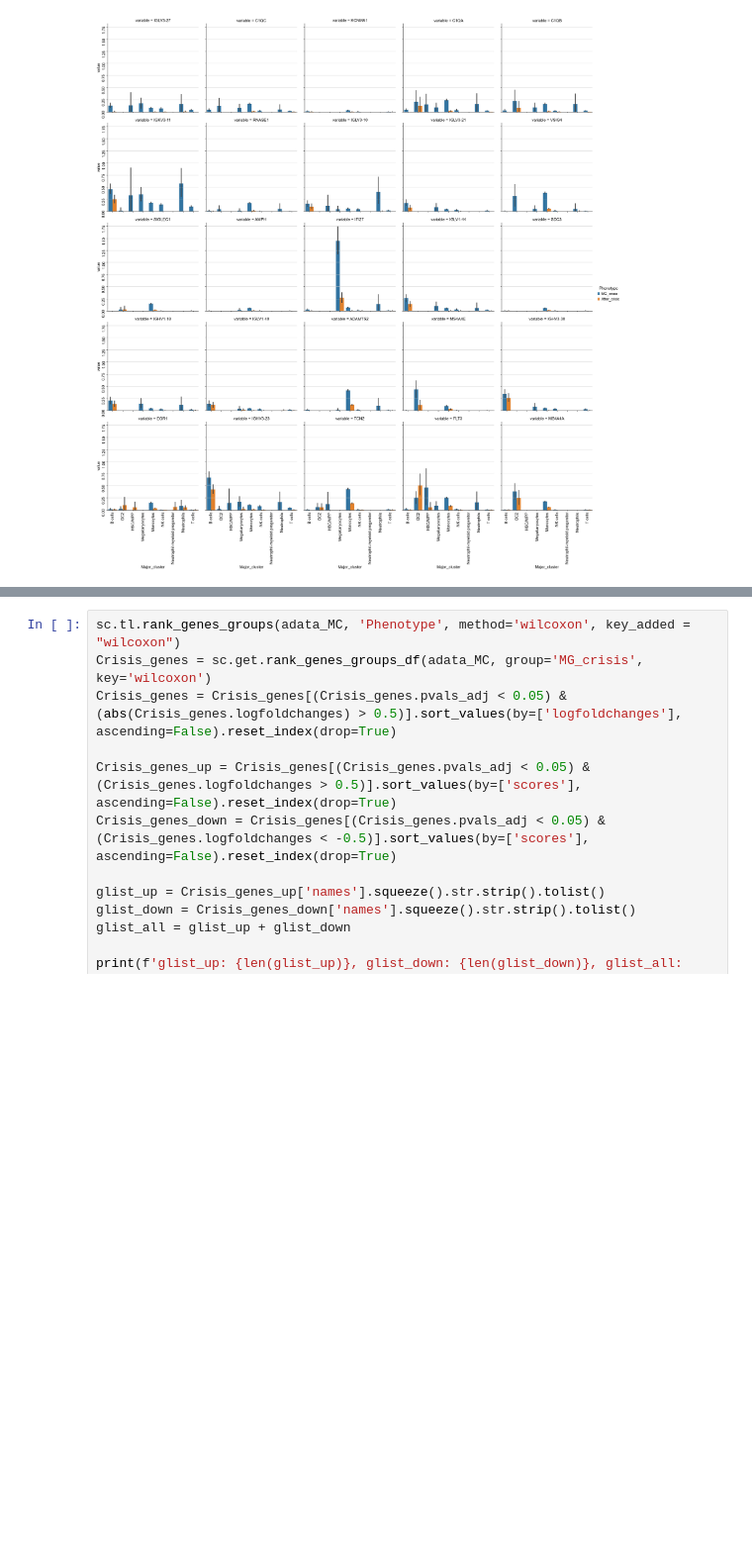
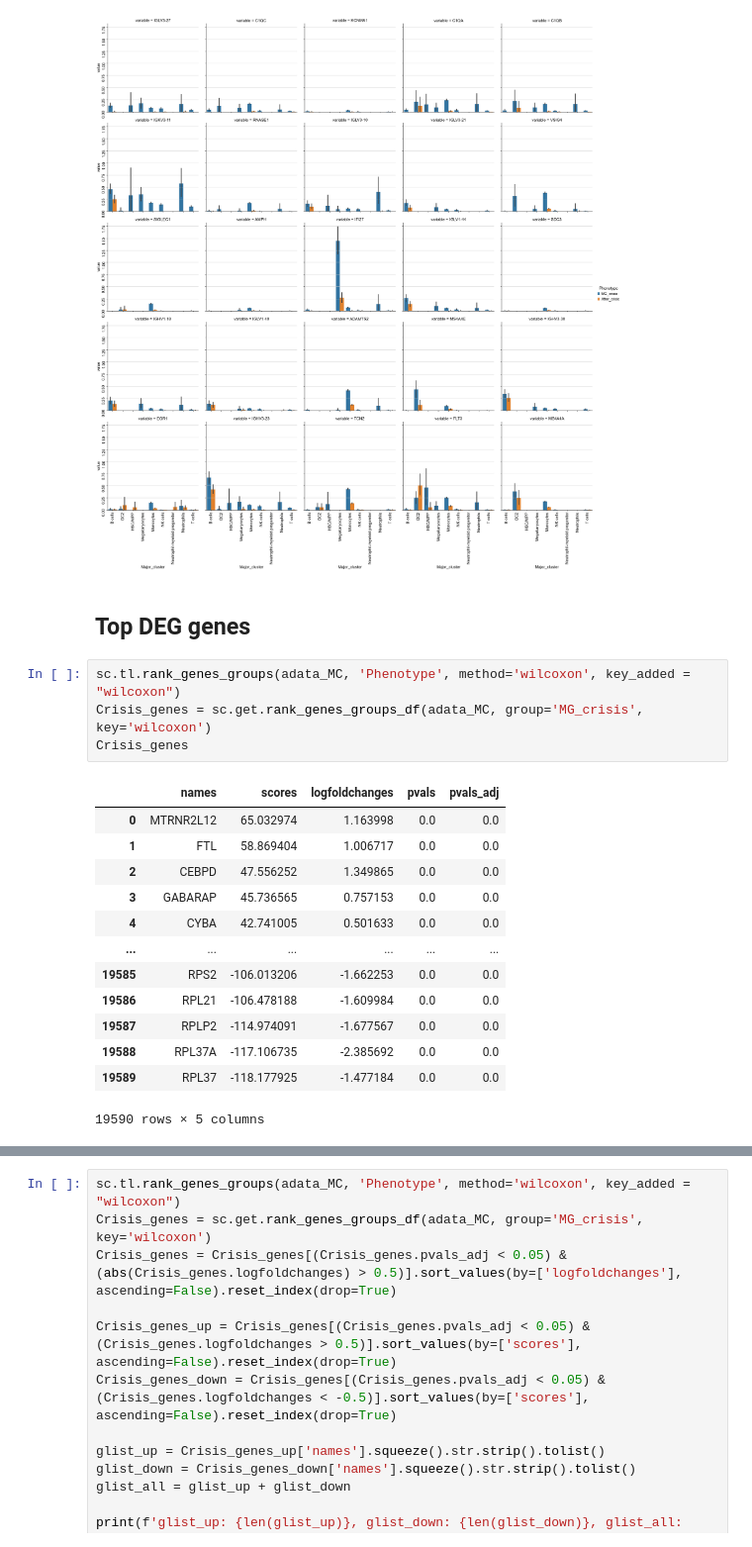
Before and after one commit to Hirriririir/Myasthenic-Crisis-Single-Cell, a Jupyter notebook: 2 Overall DEG.ipynb, the cells around one changed output, grey strips where cells are left out. Shown at 99% size. Saved outputs shown, nothing was run; the diff lists cells and outputs as text; blank space fills up the shorter version.

```diff
--- a/2 Overall DEG.ipynb
+++ b/2 Overall DEG.ipynb
@@ -237,4 +237,24 @@ ax.tick_params(labelrotation=90)
 # %% [output]
 <seaborn.axisgrid.FacetGrid at 0x...>
 [figure]
+# %% [markdown]
+## Top DEG genes
+# %%
+sc.tl.rank_genes_groups(adata_MC, 'Phenotype', method='wilcoxon', key_added = "wilcoxon")
+Crisis_genes = sc.get.rank_genes_groups_df(adata_MC, group='MG_crisis', key='wilcoxon')
+Crisis_genes
+# %% [output]
+|  | names | scores | logfoldchanges | pvals | pvals_adj |
+| 0 | MTRNR2L12 | 65.032974 | 1.163998 | 0.0 | 0.0 |
+| 1 | FTL | 58.869404 | 1.006717 | 0.0 | 0.0 |
+| 2 | CEBPD | 47.556252 | 1.349865 | 0.0 | 0.0 |
+| 3 | GABARAP | 45.736565 | 0.757153 | 0.0 | 0.0 |
+| 4 | CYBA | 42.741005 | 0.501633 | 0.0 | 0.0 |
+| ... | ... | ... | ... | ... | ... |
+| 19585 | RPS2 | -106.013206 | -1.662253 | 0.0 | 0.0 |
+| 19586 | RPL21 | -106.478188 | -1.609984 | 0.0 | 0.0 |
+| 19587 | RPLP2 | -114.974091 | -1.677567 | 0.0 | 0.0 |
+| 19588 | RPL37A | -117.106735 | -2.385692 | 0.0 | 0.0 |
+| 19589 | RPL37 | -118.177925 | -1.477184 | 0.0 | 0.0 |
+19590 rows × 5 columns
 # %%
```
Also changed, not shown: parts of 2 cells of this notebook, 1 other file.
